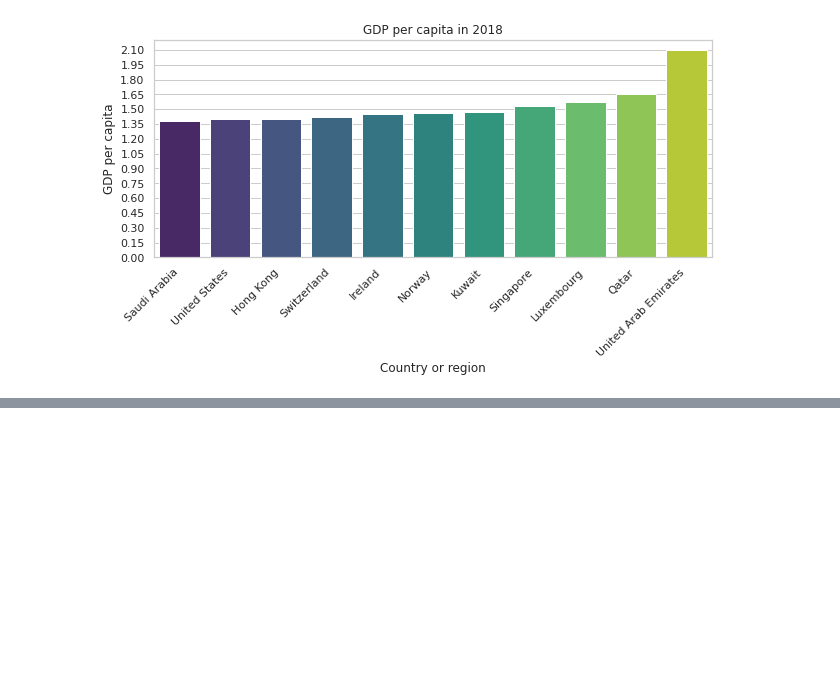
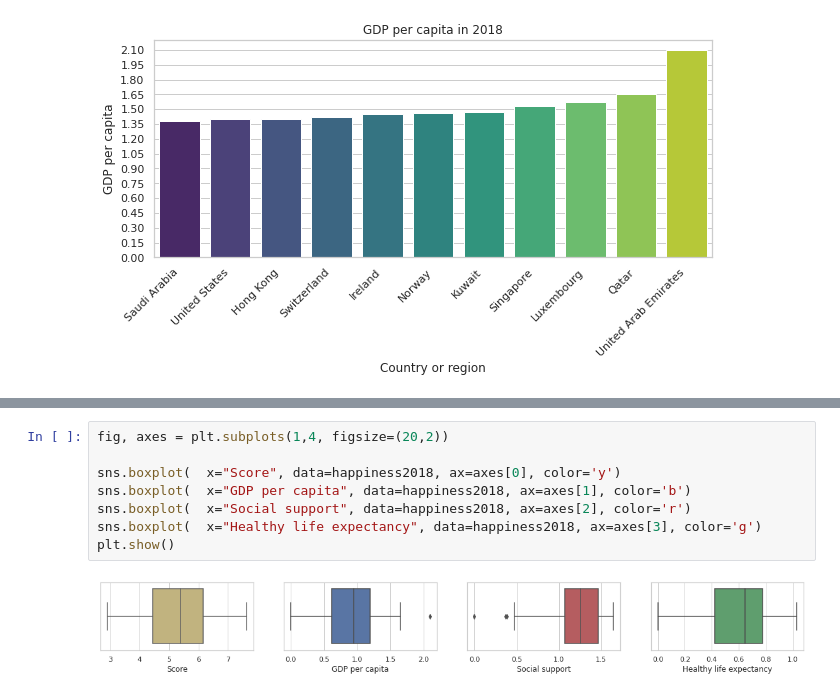
Before and after one commit to ArminD93/WorldHappinessReport, a Jupyter notebook: WorldHappinessReport_2018.ipynb, the cells around one changed output, grey strips where cells are left out. Saved outputs shown, nothing was run; the diff lists cells and outputs as text; blank space fills up the shorter version.

```diff
--- a/WorldHappinessReport_2018.ipynb
+++ b/WorldHappinessReport_2018.ipynb
@@ -129,0 +145,10 @@ plt.show()
+# %%
+fig, axes = plt.subplots(1,4, figsize=(20,2))
+
+sns.boxplot(  x="Score", data=happiness2018, ax=axes[0], color='y')
+sns.boxplot(  x="GDP per capita", data=happiness2018, ax=axes[1], color='b')
+sns.boxplot(  x="Social support", data=happiness2018, ax=axes[2], color='r')
+sns.boxplot(  x="Healthy life expectancy", data=happiness2018, ax=axes[3], color='g')
+plt.show()
+# %% [output]
+[figure, added]
```
Also changed, not shown: parts of 10 cells of this notebook.
